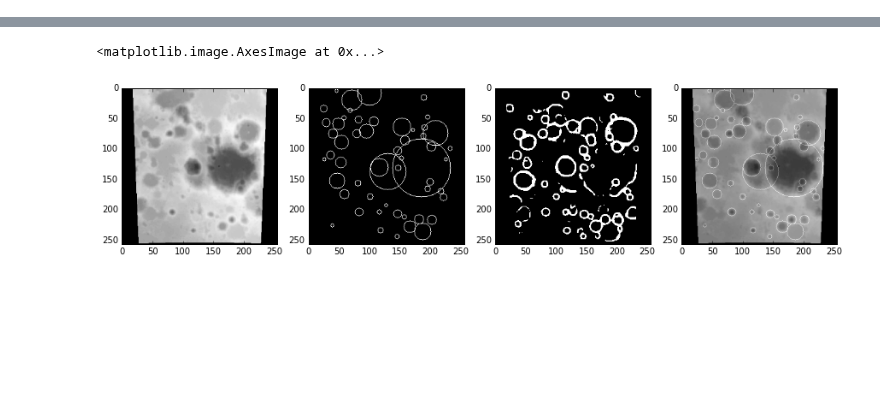
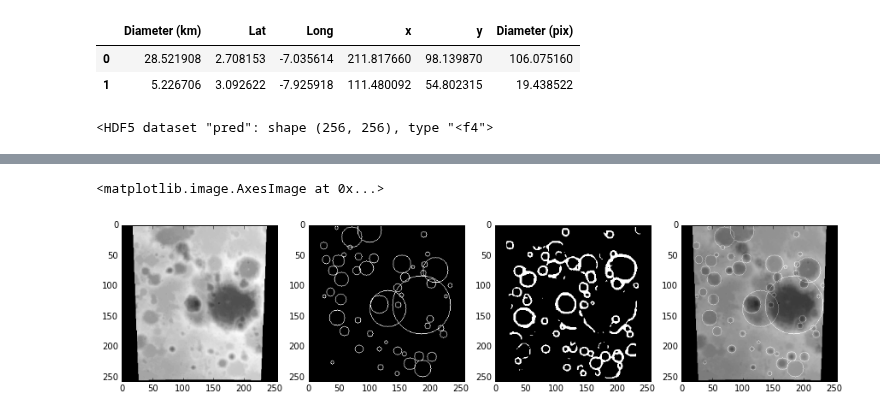
Before and after one commit to silburt/moon-craters, a Jupyter notebook: HEAD_analyze.ipynb, the cells around one changed output, grey strips where cells are left out. Drawn from its saved outputs; the diff is of its cells as text; code cells hidden in the pictures; blank space fills up the shorter version.

```diff
--- a/HEAD_analyze.ipynb
+++ b/HEAD_analyze.ipynb
@@ -17,0 +22,14 @@ def get_csvid(i, zeropad=5):
+# %%
+i=7
+craters[get_csvid(i)]
+# %% [output]
+|  | Diameter (km) | Lat | Long | x | y | Diameter (pix) |
+| 0 | 28.521908 | 2.708153 | -7.035614 | 211.817660 | 98.139870 | 106.075160 |
+| 1 | 5.226706 | 3.092622 | -7.925918 | 111.480092 | 54.802315 | 19.438522 |
+# %%
+h5f = h5py.File('sample.h5', 'w')
+h5f.create_dataset('csv', data=craters[get_csvid(i)])
+h5f.create_dataset('pred', data=preds['dev'][i])
+h5f.close()
+# %% [output]
+<HDF5 dataset "pred": shape (256, 256), type "<f4">
```
Also changed, not shown: parts of 6 cells of this notebook, 6 other files.
